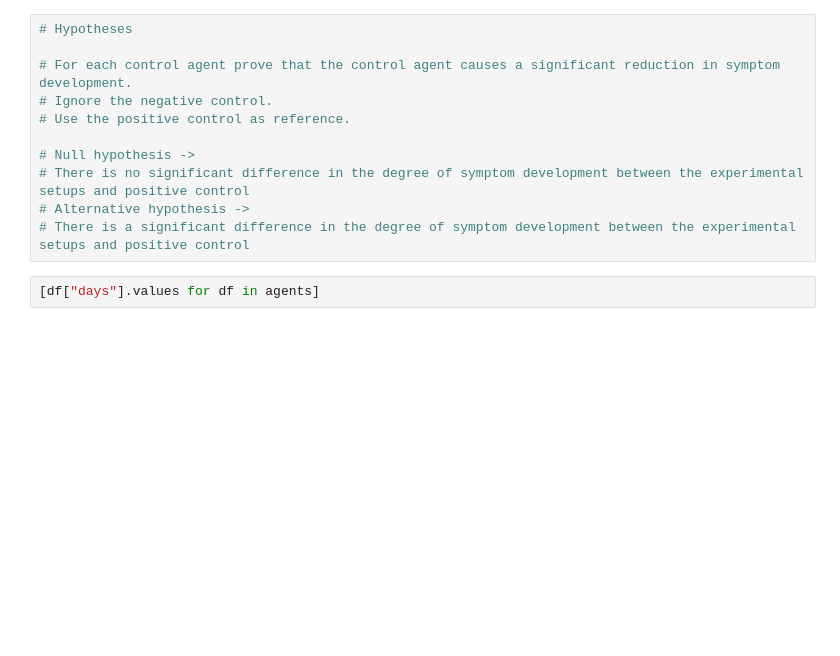
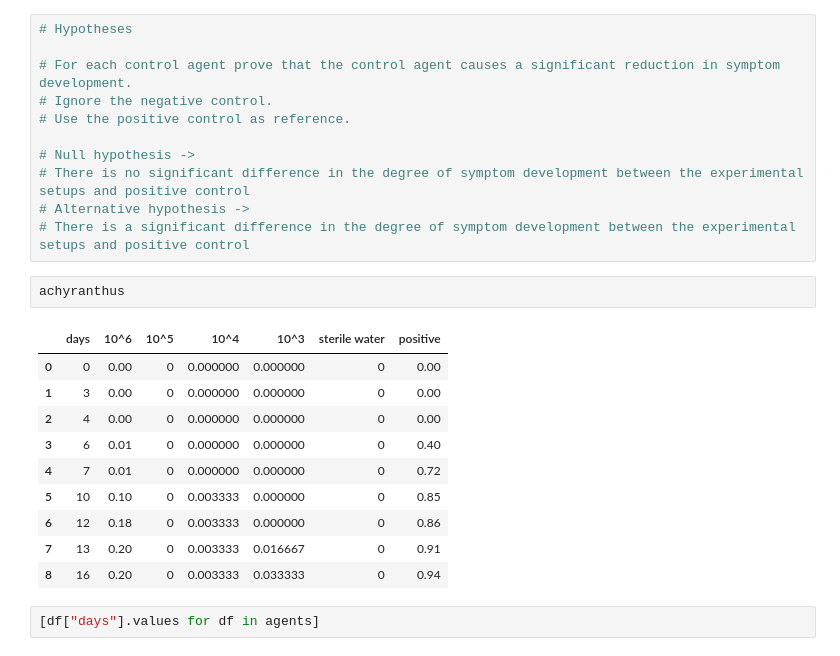
Before and after one commit to anoban/python, a Jupyter notebook: ANOVA.ipynb, the cells around one changed output. Drawn from its saved outputs; the diff is of its cells as text; blank space fills up the shorter version.

```diff
--- a/ANOVA.ipynb
+++ b/ANOVA.ipynb
@@ -37,6 +37,19 @@ Index(['days', '10^6', '10^5', '10^4', '10^3', 'sterile water', 'positive'], dty
 # There is no significant difference in the degree of symptom development between the experimental setups and positive control
 # Alternative hypothesis ->
 # There is a significant difference in the degree of symptom development between the experimental setups and positive control
+# %%
+achyranthus
+# %% [output]
+|  | days | 10^6 | 10^5 | 10^4 | 10^3 | sterile water | positive |
+| 0 | 0 | 0.00 | 0 | 0.000000 | 0.000000 | 0 | 0.00 |
+| 1 | 3 | 0.00 | 0 | 0.000000 | 0.000000 | 0 | 0.00 |
+| 2 | 4 | 0.00 | 0 | 0.000000 | 0.000000 | 0 | 0.00 |
+| 3 | 6 | 0.01 | 0 | 0.000000 | 0.000000 | 0 | 0.40 |
+| 4 | 7 | 0.01 | 0 | 0.000000 | 0.000000 | 0 | 0.72 |
+| 5 | 10 | 0.10 | 0 | 0.003333 | 0.000000 | 0 | 0.85 |
+| 6 | 12 | 0.18 | 0 | 0.003333 | 0.000000 | 0 | 0.86 |
+| 7 | 13 | 0.20 | 0 | 0.003333 | 0.016667 | 0 | 0.91 |
+| 8 | 16 | 0.20 | 0 | 0.003333 | 0.033333 | 0 | 0.94 |
 # %%
 [df["days"].values for df in agents]
 # %% [output]
```
Also changed, not shown: parts of 6 cells of this notebook, 1 other file.
